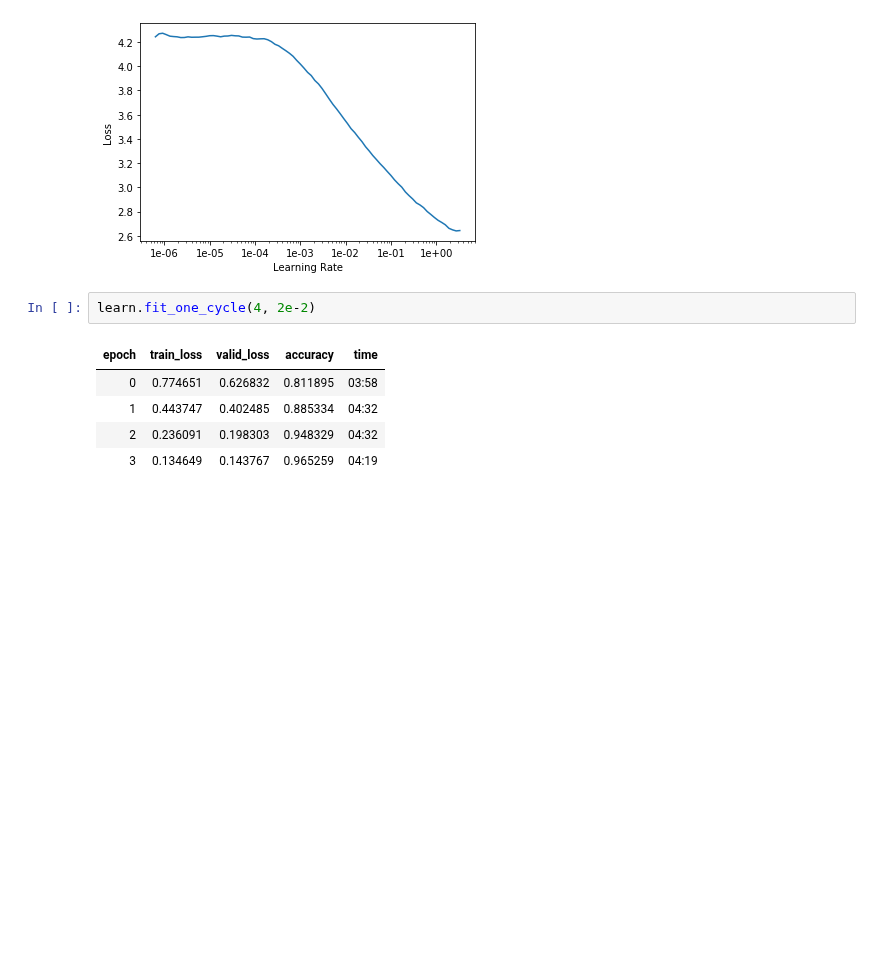
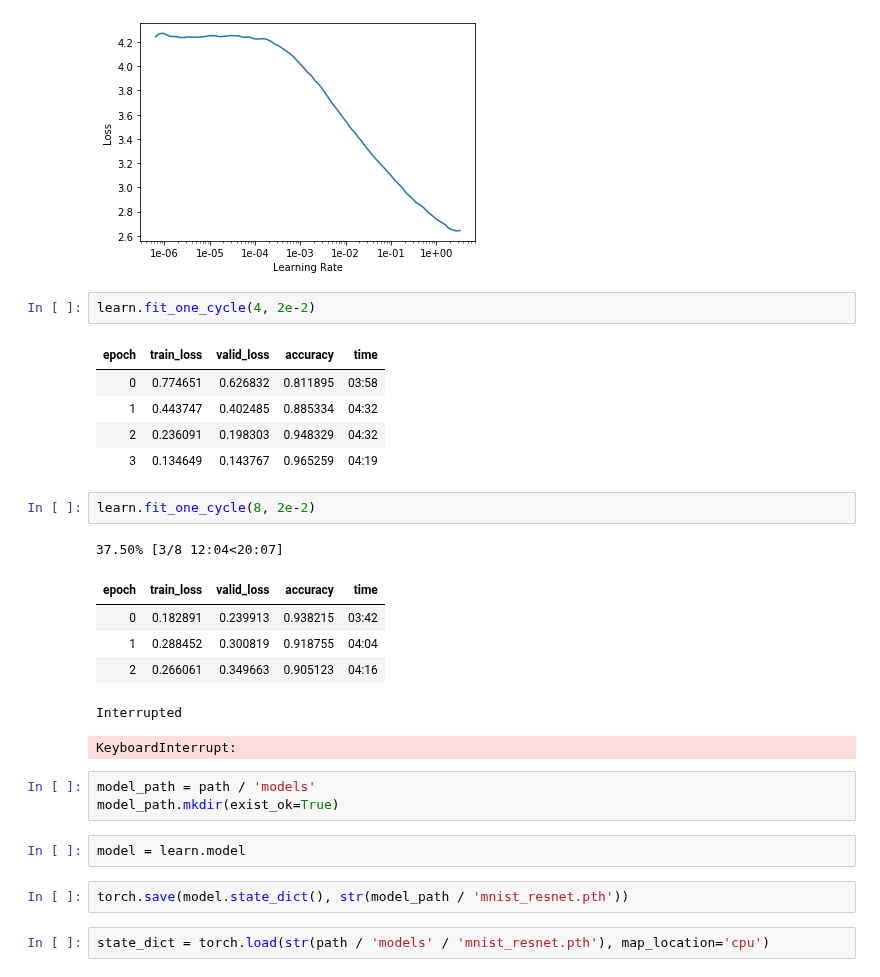
Before and after one commit to MaxinAI/school-of-ai, a Jupyter notebook: workshop_5_cnn.ipynb, the cells around one changed output. Cells and saved outputs as stored; diff of their text form; blank space fills up the shorter version.

```diff
--- a/workshop_5_cnn.ipynb
+++ b/workshop_5_cnn.ipynb
@@ -342,3 +342,22 @@ learn.fit_one_cycle(4, 2e-2)
 | 1 | 0.443747 | 0.402485 | 0.885334 | 04:32 |
 | 2 | 0.236091 | 0.198303 | 0.948329 | 04:32 |
 | 3 | 0.134649 | 0.143767 | 0.965259 | 04:19 |
+# %%
+learn.fit_one_cycle(8, 2e-2)
+# %% [output]
+37.50% [3/8 12:04<20:07]
+| epoch | train_loss | valid_loss | accuracy | time |
+| 0 | 0.182891 | 0.239913 | 0.938215 | 03:42 |
+| 1 | 0.288452 | 0.300819 | 0.918755 | 04:04 |
+| 2 | 0.266061 | 0.349663 | 0.905123 | 04:16 |
+Interrupted
+KeyboardInterrupt:
+# %%
+model_path = path / 'models'
+model_path.mkdir(exist_ok=True)
+# %%
+model = learn.model
+# %%
+torch.save(model.state_dict(), str(model_path / 'mnist_resnet.pth'))
+# %%
+state_dict = torch.load(str(path / 'models' / 'mnist_resnet.pth'), map_location='cpu')
```
Also changed, not shown: parts of 2 cells of this notebook, 13 other files.
